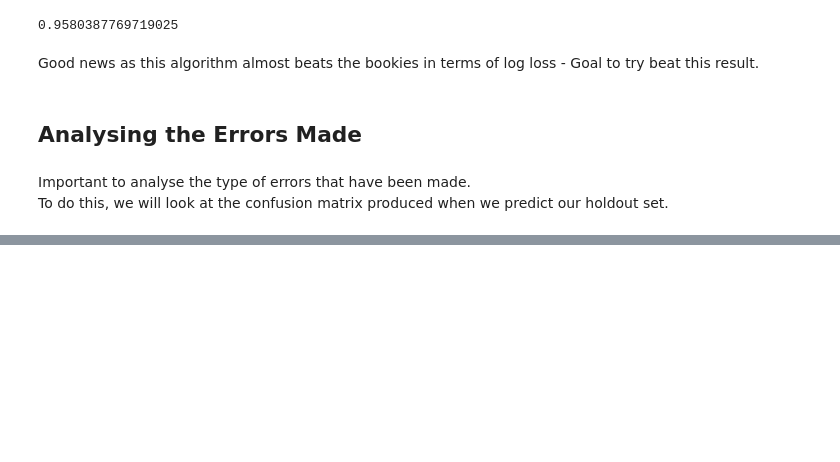
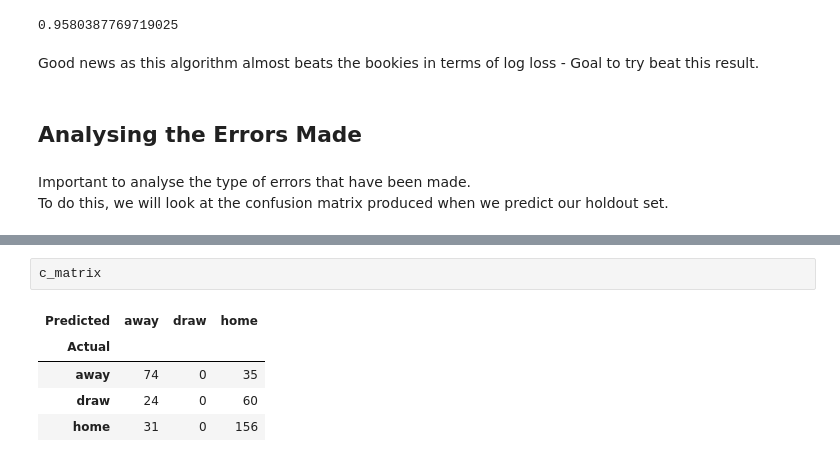
Before and after one commit to cmcelduff/EPL_Odds_Predictor, a Jupyter notebook: EPL_Odds_Predictor/3. Model Building & Hyperparameter Tuning.ipynb, the cells around one changed output, grey strips where cells are left out. Saved outputs shown, nothing was run; the diff lists cells and outputs as text; blank space fills up the shorter version.

```diff
--- a/EPL_Odds_Predictor/3. Model Building & Hyperparameter Tuning.ipynb
+++ b/EPL_Odds_Predictor/3. Model Building & Hyperparameter Tuning.ipynb
@@ -197,0 +214,8 @@ c_matrix = (pd.DataFrame(confusion_matrix(holdout_y, lr_predict), columns=le.cla
+# %%
+c_matrix
+# %% [output]
+| Predicted | away | draw | home |
+| Actual |  |  |  |
+| away | 74 | 0 | 35 |
+| draw | 24 | 0 | 60 |
+| home | 31 | 0 | 156 |
```
Also changed, not shown: parts of 10 cells of this notebook.
